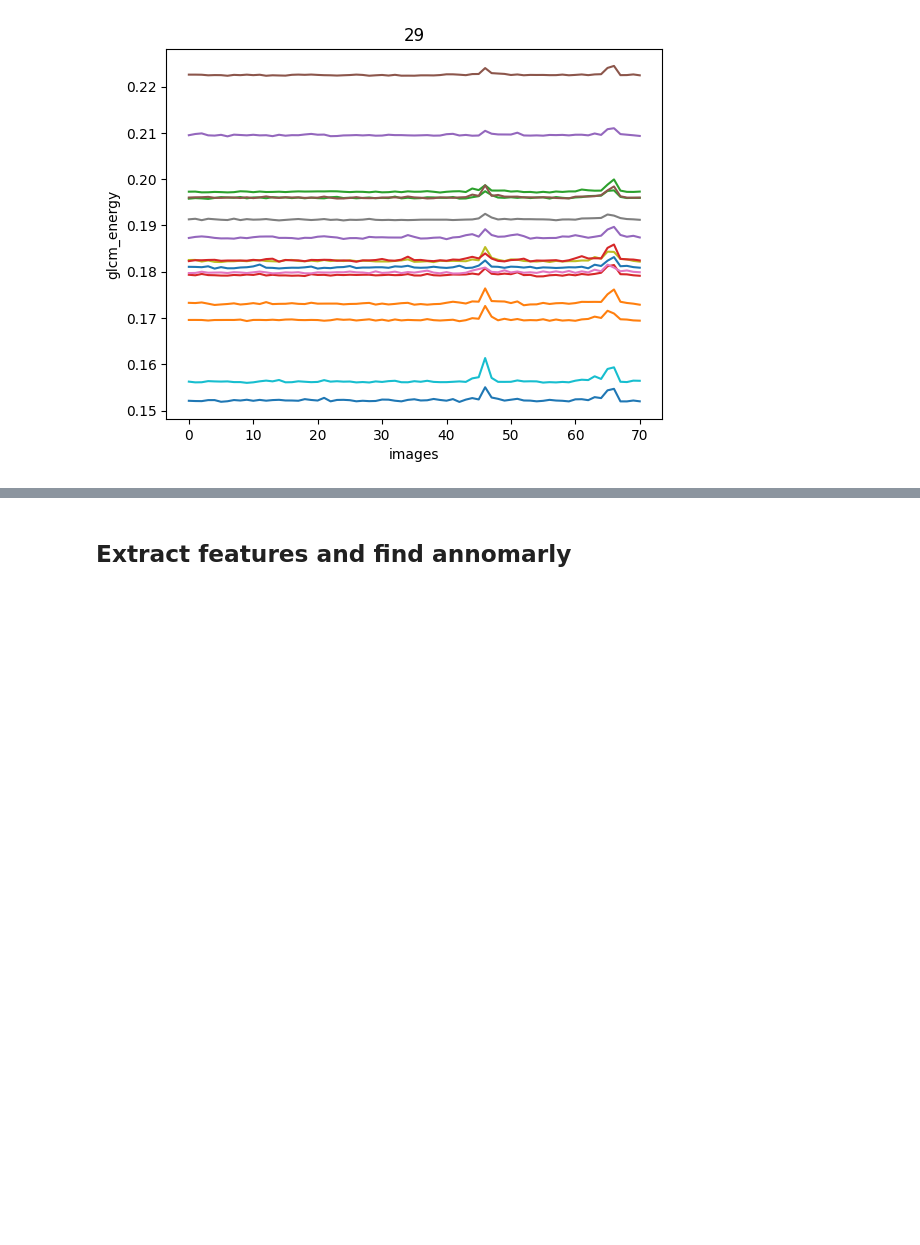
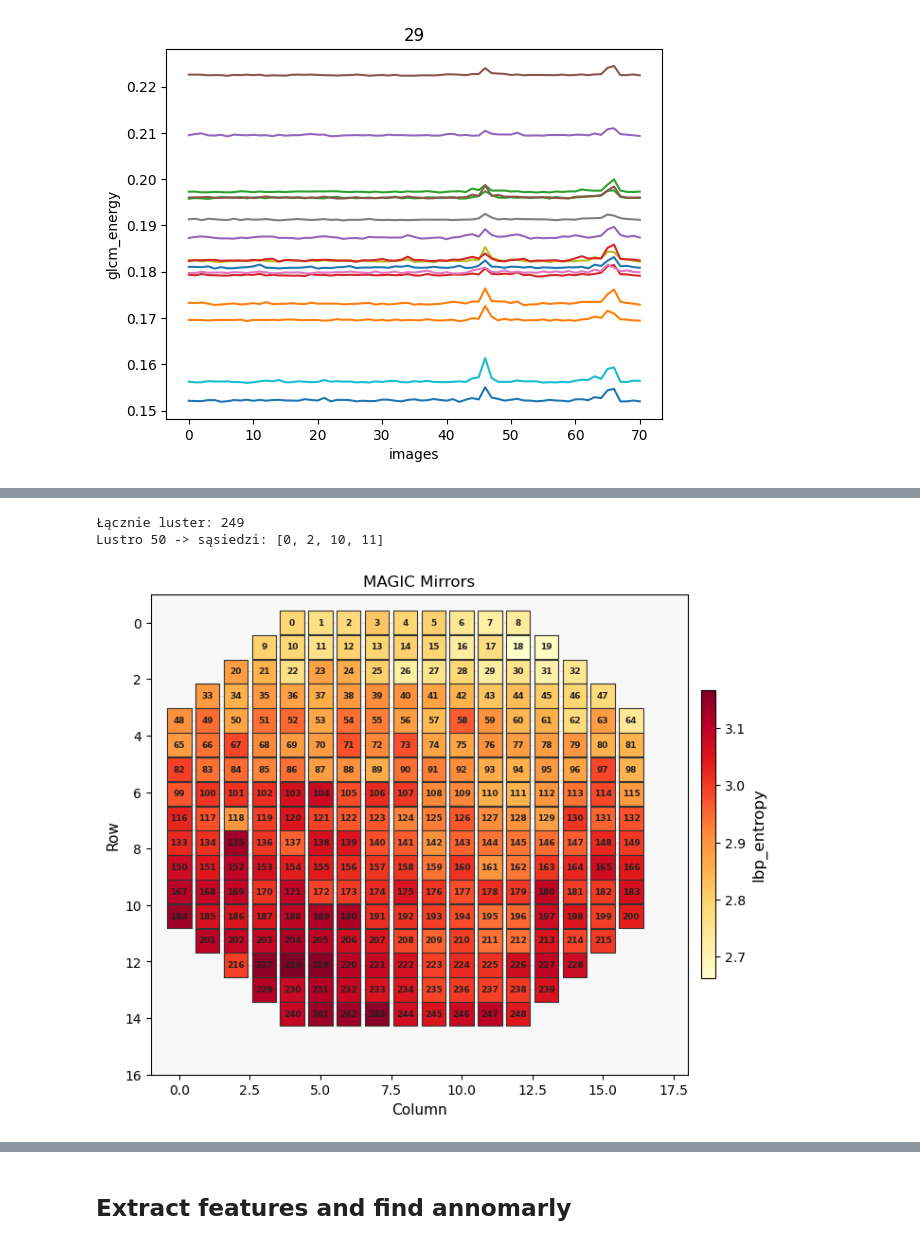
Before and after one commit to pawel21/Computer_vision_for_MAGIC, a Jupyter notebook: notebooks/baseline/check_for_webcam_img.ipynb, the cells around one changed output, grey strips where cells are left out. Saved outputs shown, nothing was run; the diff lists cells and outputs as text; code cells hidden in the pictures; blank space fills up the shorter version.

```diff
--- a/notebooks/baseline/check_for_webcam_img.ipynb
+++ b/notebooks/baseline/check_for_webcam_img.ipynb
@@ -45,3 +57,15 @@ LBP_KEYS = ['lbp_entropy', 'lbp_uniformity']
 EDGE_KEYS = ['sobel_mean', 'laplacian_mean', 'laplacian_std', 'edge_density']
 
 ALL_FEATURE_KEYS = GLCM_KEYS + LBP_KEYS + EDGE_KEYS
+
+# Mapowanie nazwa -> indeks
+GLCM_KEYS = ['glcm_contrast', 'glcm_dissimilarity', 'glcm_homogeneity',
+             'glcm_energy', 'glcm_correlation']
+LBP_KEYS = ['lbp_entropy', 'lbp_uniformity']
+EDGE_KEYS = ['sobel_mean', 'laplacian_mean', 'laplacian_std', 'edge_density']
+ALL_FEATURE_KEYS = GLCM_KEYS + LBP_KEYS + EDGE_KEYS
+N_FEATURES = len(ALL_FEATURE_KEYS)
+
+FEATURE_IDX = {k: i for i, k in enumerate(ALL_FEATURE_KEYS)}
+
+print(FEATURE_IDX)
@@ -156,0 +269,9 @@ plt.show()
+# %%
+feat_name = "lbp_entropy"
+fig, ax = plt.subplots(1, 1, figsize=(8, 6))
+feat_id = FEATURE_IDX[feat_name]
+visualization_mirrors(features[:, :, feat_id].mean(axis=0), feat_name, ax)
+# %% [output]
+Łącznie luster: 249
+Lustro 50 -> sąsiedzi: [0, 2, 10, 11]
+[figure, added]
```
Also changed, not shown: parts of 14 cells of this notebook, 2 other files.
